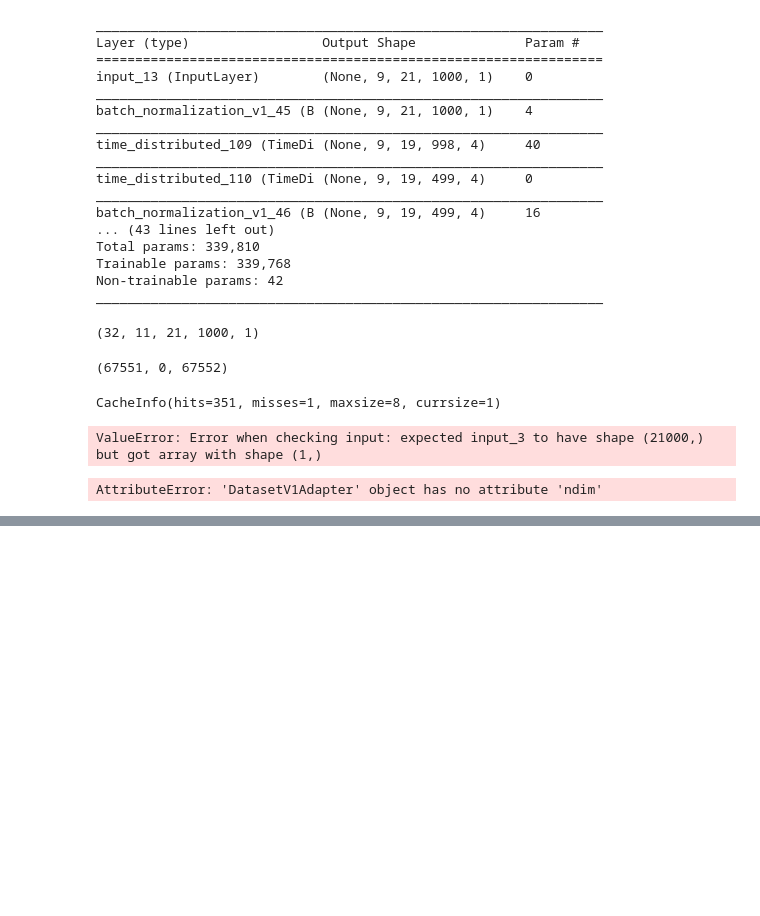
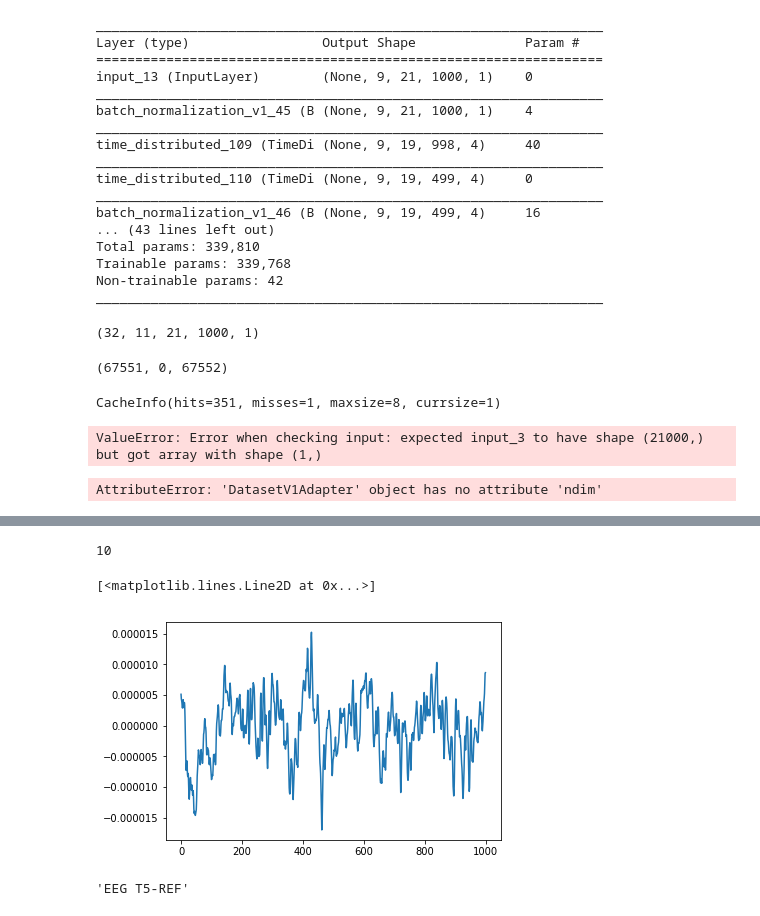
Before and after one commit to Saqibm128/eeg-tasks, a Jupyter notebook: notebooks/newDataGeneratorDesign.ipynb, the cells around one changed output, grey strips where cells are left out. Saved outputs shown, nothing was run; the diff lists cells and outputs as text; code cells hidden in the pictures; blank space fills up the shorter version.

```diff
--- a/notebooks/newDataGeneratorDesign.ipynb
+++ b/notebooks/newDataGeneratorDesign.ipynb
@@ -1417,0 +1510,17 @@ predictions = model.predict_generator(train, workers=6, use_multiprocessing=True
+# %%
+example = tf.train.Example.FromString(allData[4].numpy())
+len(example.features.feature['label'].int64_list.value)
+# %% [output]
+10
+# %%
+data = example.features.feature['data'].float_list.value
+# %%
+import numpy as np
+data = np.array(data)
+# %%
+data = data.reshape(9,21,1000)
+# %%
+plt.plot(data[0][0])
+# %% [output]
+[<matplotlib.lines.Line2D at 0x...>]
+[figure, added]
@@ -1417,0 +1531,4 @@ predictions = model.predict_generator(train, workers=6, use_multiprocessing=True
+# %%
+util_funcs.get_common_channel_names()[0]
+# %% [output]
+'EEG T5-REF'
```
Also changed, not shown: parts of 28 cells of this notebook, 2 other files.
